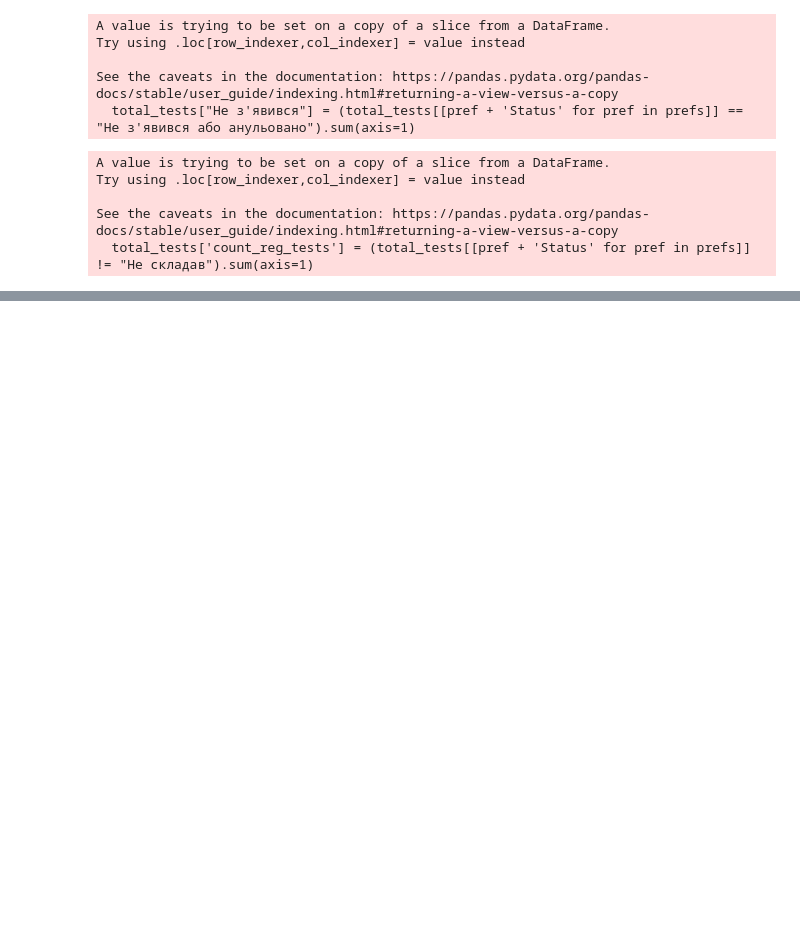
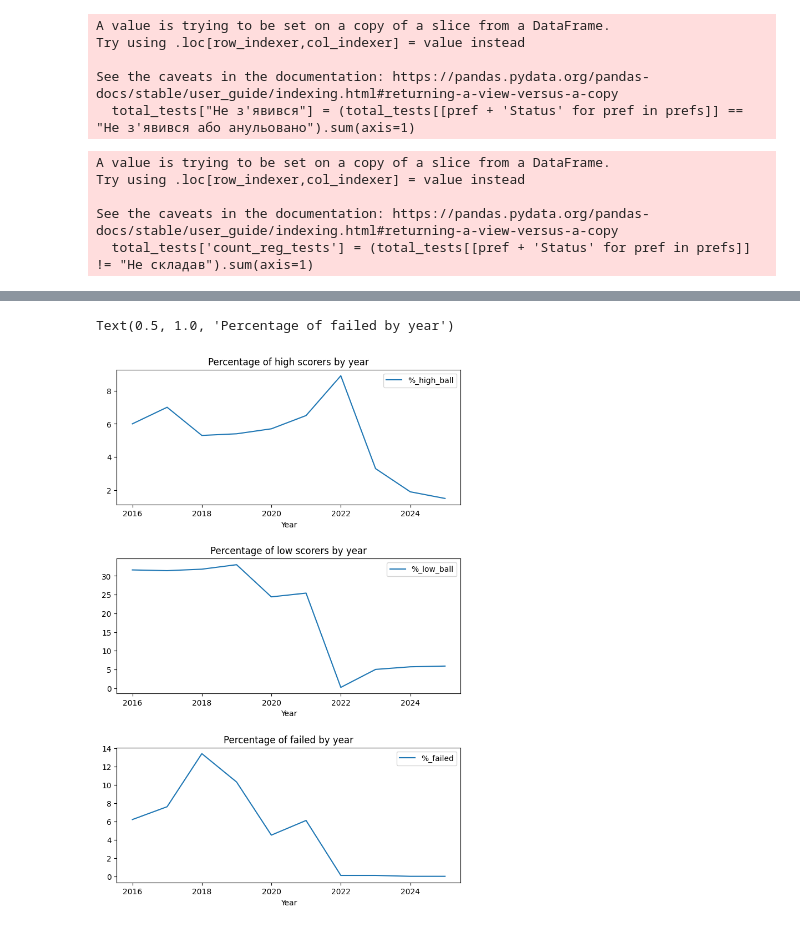
Before and after one commit to Chocopie-DA/ZNO-NMT-score-analysis, a Jupyter notebook: analysis_zno_nmt.ipynb, the cells around one changed output, grey strips where cells are left out. Saved outputs shown, nothing was run; the diff lists cells and outputs as text; code cells hidden in the pictures; blank space fills up the shorter version.

```diff
--- a/analysis_zno_nmt.ipynb
+++ b/analysis_zno_nmt.ipynb
@@ -199,0 +432,12 @@ noshow_by_year
+# %%
+temp['%_high_ball'] = (temp['count_high_ball'] / temp['count_total'] * 100).round(1)
+# %%
+temp['%_low_ball'] = (temp['count_low_balls'] / temp['count_total'] * 100).round(1)
+# %%
+temp['%_failed'] = (temp['count_failed'] / temp['count_total'] * 100).round(1)
+# %%
+high_low_failed_by_year = temp[['Year', 'count_total',
+      'count_high_ball', '%_high_ball',
+      'count_low_balls', '%_low_ball',
+      'count_failed', '%_failed'
+      ]].sort_values('Year')
@@ -199,0 +459,15 @@ noshow_by_year
+# %%
+fig, axes = plt.subplots(3, 1, figsize=(8, 12))
+fig.subplots_adjust(hspace=0.4)
+
+high_low_failed_by_year.plot(x='Year', y='%_high_ball', ax=axes[0])
+axes[0].set_title('Percentage of high scorers by year')
+
+high_low_failed_by_year.plot(x='Year', y='%_low_ball', ax=axes[1])
+axes[1].set_title('Percentage of low scorers by year')
+
+high_low_failed_by_year.plot(x='Year', y='%_failed', ax=axes[2])
+axes[2].set_title('Percentage of failed by year')
+# %% [output]
+Text(0.5, 1.0, 'Percentage of failed by year')
+[figure, added]
```
Also changed, not shown: parts of 41 cells of this notebook, 1 other file.
